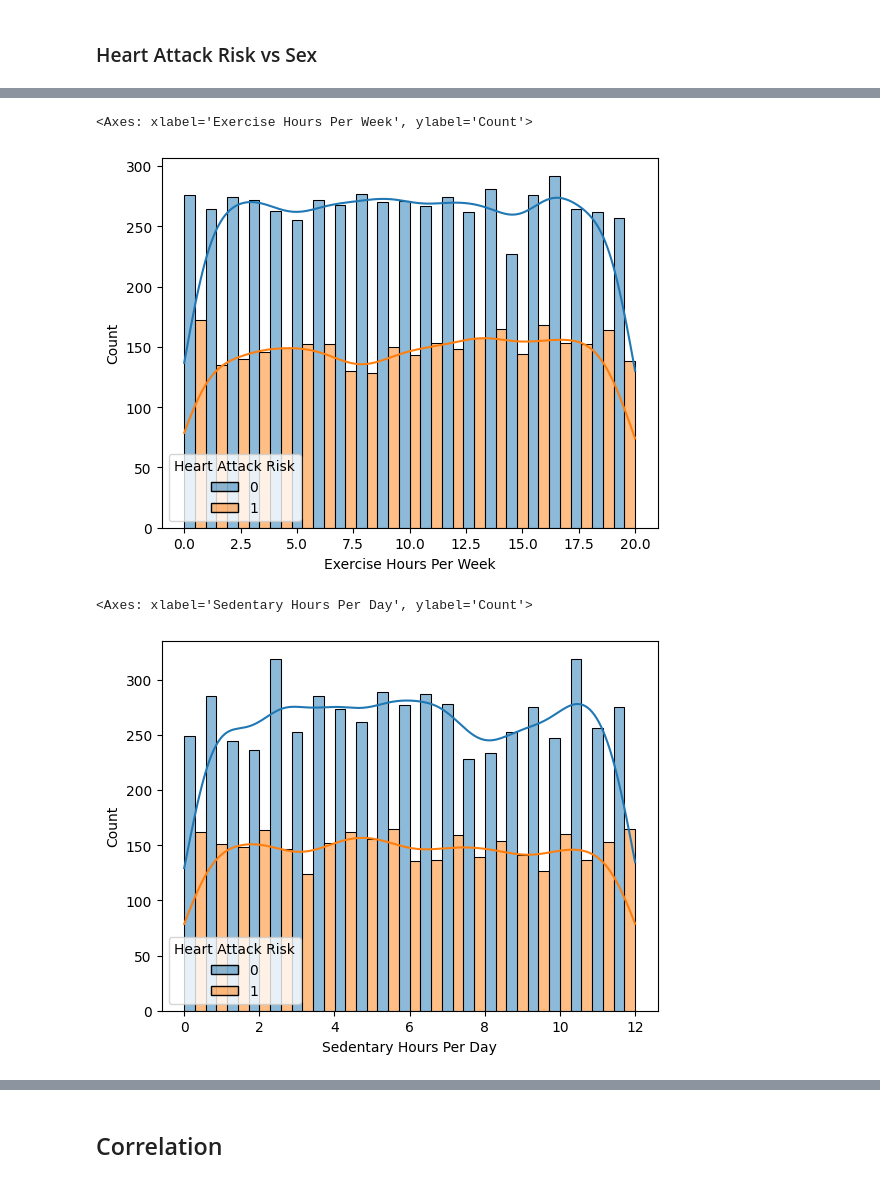
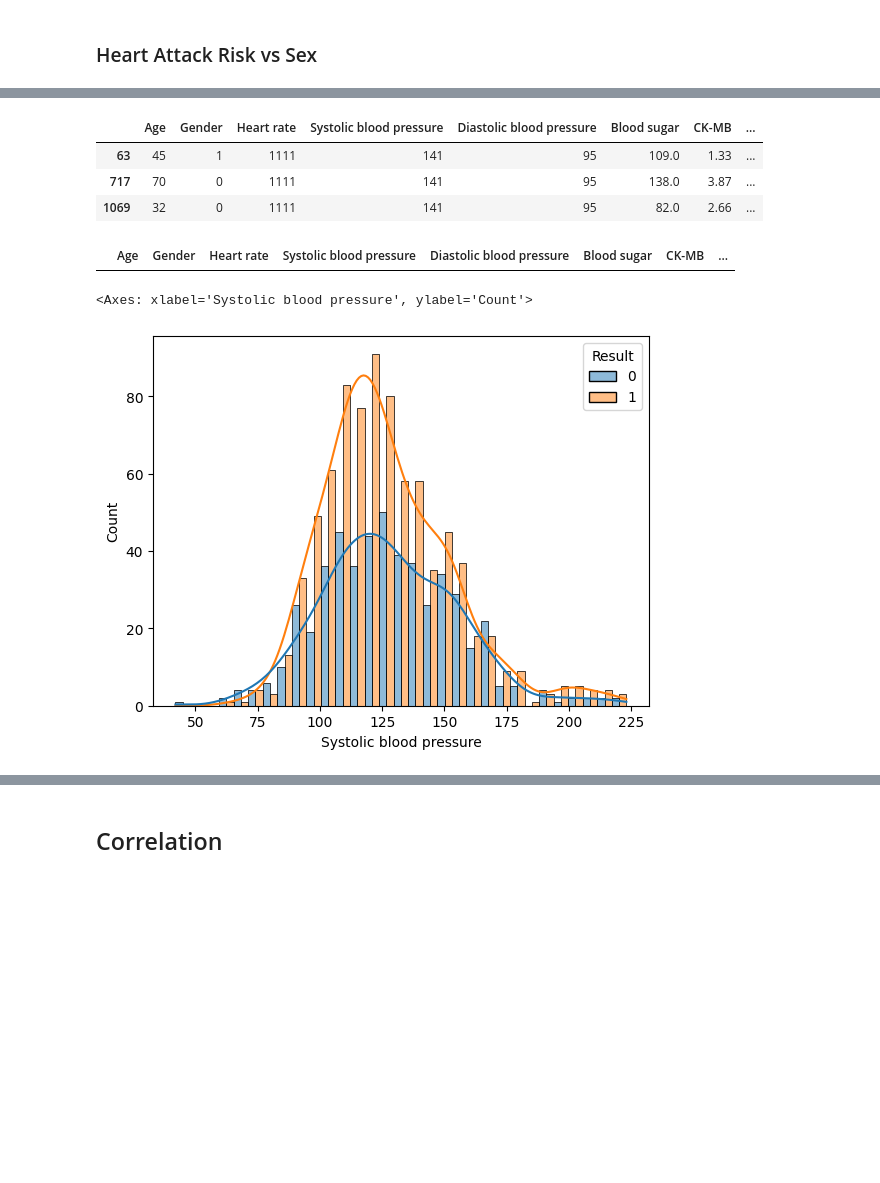
Before and after one commit to vivekpatel99/heart-attack-predictor, a Jupyter notebook: notebooks/01_exploratory_data_analysis.ipynb, the cells around one changed output, grey strips where cells are left out. Drawn from its saved outputs; the diff is of its cells as text; code cells hidden in the pictures; blank space fills up the shorter version.

```diff
--- a/notebooks/01_exploratory_data_analysis.ipynb
+++ b/notebooks/01_exploratory_data_analysis.ipynb
@@ -43,7 +46,7 @@ warnings.filterwarnings("ignore")
 # %% [markdown]
 ## Paths
 # %%
-DATASET = "../data/heart_attack_prediction_dataset.csv"
+DATASET = "../data/Medicaldataset.csv"
 # %% [markdown]
 ## Load Data
 # %%
@@ -123 +118,3 @@ Heart Attack Risk                  0
 dtype: int64
+# %%
+df.Result = df.Result.map({"negative": 0, "positive": 1})
@@ -251,11 +211,19 @@ sns.histplot(df, x="Physical Activity Days Per Week", hue="Heart Attack Risk", m
-# %%
-sns.histplot(df, x="Exercise Hours Per Week", hue="Heart Attack Risk", multiple="dodge", kde=True)
-# %% [output]
-<Axes: xlabel='Exercise Hours Per Week', ylabel='Count'>
-[figure, removed]
+# %%
+df[df["Heart rate"] > 200]
+# %% [output]
+|  | Age | Gender | Heart rate | Systolic blood pressure | Diastolic blood pressure | Blood sugar | CK-MB | ... |
+| 63 | 45 | 1 | 1111 | 141 | 95 | 109.0 | 1.33 | ... |
+| 717 | 70 | 0 | 1111 | 141 | 95 | 138.0 | 3.87 | ... |
+| 1069 | 32 | 0 | 1111 | 141 | 95 | 82.0 | 2.66 | ... |
+# %%
+df.drop(df[df["Heart rate"] > 200].index, inplace=True)
+# %%
+df[df["Heart rate"] > 200]
+# %% [output]
+|  | Age | Gender | Heart rate | Systolic blood pressure | Diastolic blood pressure | Blood sugar | CK-MB | ... |
 # %%
-sns.histplot(df, x="Sedentary Hours Per Day", hue="Heart Attack Risk", multiple="dodge", kde=True)
+sns.histplot(df, x="Systolic blood pressure", hue="Result", multiple="dodge", kde=True)
 # %% [output]
-<Axes: xlabel='Sedentary Hours Per Day', ylabel='Count'>
+<Axes: xlabel='Systolic blood pressure', ylabel='Count'>
-[figure, old version]
+[figure, new version]
 # %%
```
Also changed, not shown: parts of 48 cells of this notebook, 4 other files.
